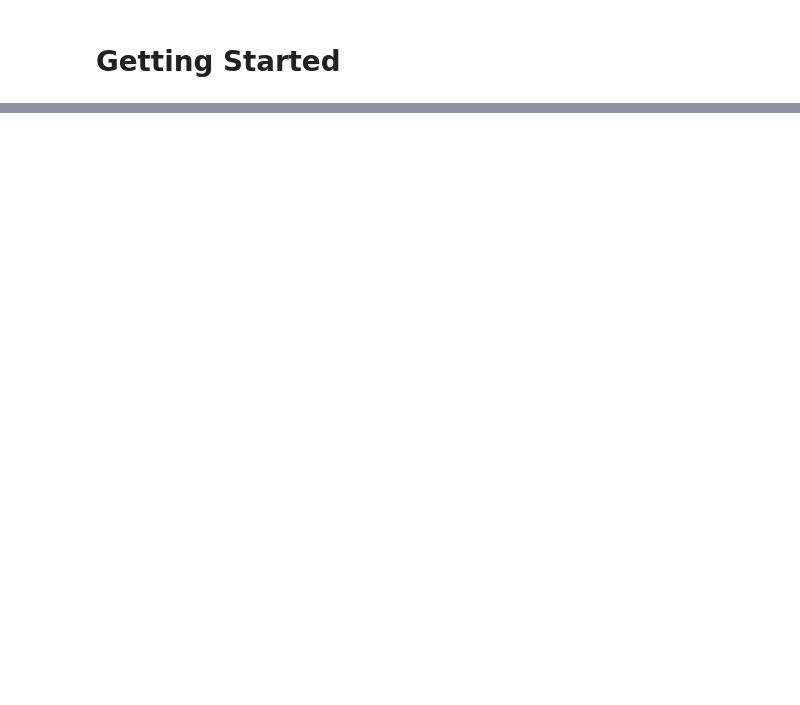
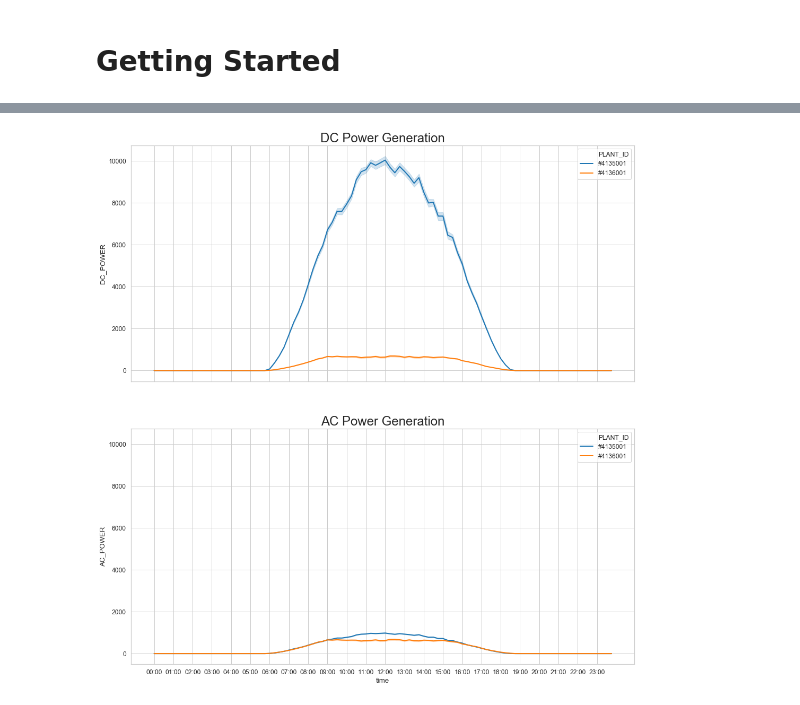
Before and after one commit to angelocandari/kag-solar-power-india, a Jupyter notebook: kag-solar-power-india.ipynb, the cells around one changed output, grey strips where cells are left out. Saved outputs shown, nothing was run; the diff lists cells and outputs as text; code cells hidden in the pictures; blank space fills up the shorter version.

```diff
--- a/kag-solar-power-india.ipynb
+++ b/kag-solar-power-india.ipynb
@@ -1,7 +1,11 @@
 # %% [markdown]
 # Getting Started
 # %%
-import pandas as pd, numpy as np, glob, seaborn as sns, matplotlib.pyplot as plt, datetime
+import pandas as pd, numpy as np, glob, seaborn as sns, datetime
+import matplotlib.dates as mdates, matplotlib as mpl, matplotlib.pyplot as plt;
+from matplotlib import ticker
+sns.set_style('whitegrid')
+sns.set_context("notebook", font_scale=1.1, rc={"lines.linewidth": 2})
 # %%
 ## Reads all csv in folder
 df = pd.concat([pd.read_csv(f, parse_dates=['DATE_TIME'])
@@ -17,7 +21,12 @@ df.head()
 | 3 | 2020-05-15 | 4135001 | 7JYdWkrLSPkdwr4 | 0.0 | 0.0 | 0.0 | 7602960.0 |
 | 4 | 2020-05-15 | 4135001 | McdE0feGgRqW7Ca | 0.0 | 0.0 | 0.0 | 7158964.0 |
 # %%
-## Formats date nd time
+## Stuff I change to make my life easy
 df['date'] = pd.to_datetime(df['DATE_TIME'].dt.date)
 df['time'] = df['DATE_TIME'].dt.strftime('%H:%M')
-df['PLANT_ID'] = df.PLANT_ID.astype(str)
+df['PLANT_ID'] = df['PLANT_ID'].apply(lambda x: '#' + str(x)) # Categorizes numeric IDs
+
+positions = np.arange(0, 96, 4)
+labels = pd.date_range("00:00", "23:45", freq="1H").strftime('%H:%M').values
+
+data = df[['time', 'PLANT_ID', 'DC_POWER', 'AC_POWER']].melt(id_vars=['time', 'PLANT_ID'])
@@ -72,0 +38,10 @@ sns.relplot(x='time', y='DC_POWER', col='PLANT_ID', data=gg, kind='line', aspect
+# %%
+fig, ax = plt.subplots(2, figsize=(17,18), sharex=True, sharey=True)
+(sns.lineplot('time', 'DC_POWER', data=df, hue='PLANT_ID', ax=ax[0])
+    .set_title("DC Power Generation", fontdict = {'fontsize':24}))
+(sns.lineplot('time', 'AC_POWER', data=df, hue='PLANT_ID', ax=ax[1])
+    .set_title("AC Power Generation", fontdict = {'fontsize':24}))
+ax[0].xaxis.set_major_locator(ticker.FixedLocator(positions))
+ax[0].xaxis.set_major_formatter(ticker.FixedFormatter(labels))
+# %% [output]
+[figure, added]
```
Also changed, not shown: parts of 10 cells of this notebook.
